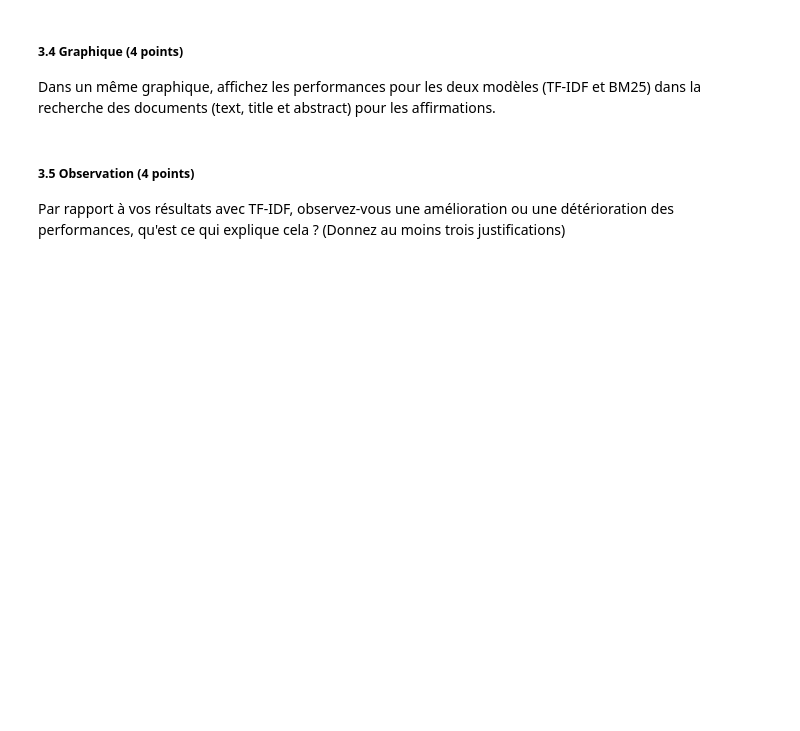
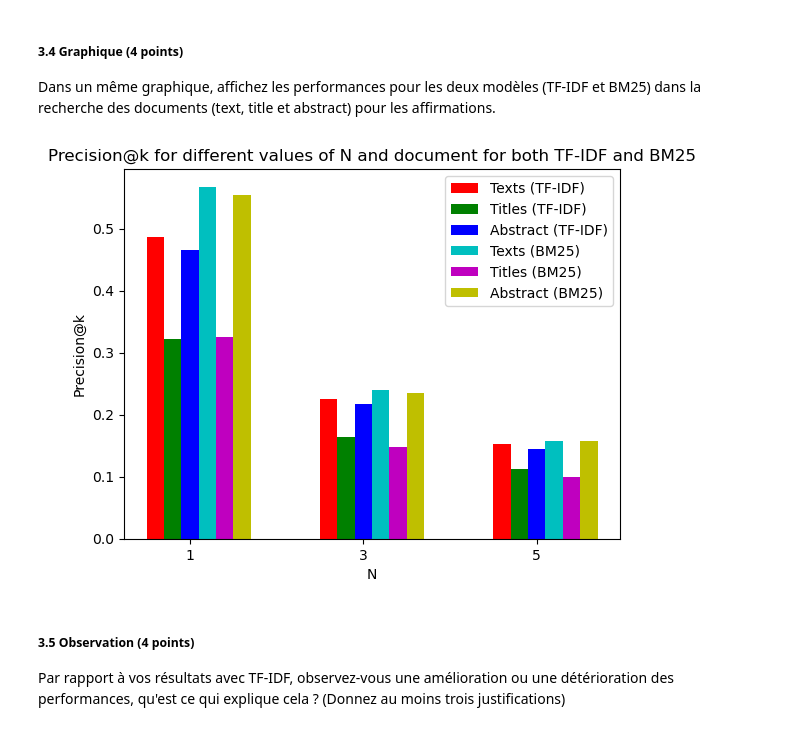
Before and after one commit to Kay1San/NLP-Labs, a Jupyter notebook: TP1/TP1/INF8460_A24_TP1_Enonce.ipynb, the cells around one changed output. Saved outputs shown, nothing was run; the diff lists cells and outputs as text; code cells hidden in the pictures; blank space fills up the shorter version.

```diff
--- a/TP1/TP1/INF8460_A24_TP1_Enonce.ipynb
+++ b/TP1/TP1/INF8460_A24_TP1_Enonce.ipynb
@@ -1360,3 +1352,33 @@ Dans un même graphique, affichez les performances pour les deux modèles (TF-ID
+# %%
+# TODO
+
+N = 3
+ind = np.arange(N)*2
+width = 0.2
+
+
+bar1 = plt.bar(ind - width, all_precisions_texts, width, color='r', label='Texts (TF-IDF)')
+bar2 = plt.bar(ind, all_precisions_titles, width, color='g', label='Titles (TF-IDF)')
+bar3 = plt.bar(ind + width, all_precisions_abstracts, width, color='b', label='Abstract (TF-IDF)')
+
+bar4 = plt.bar(ind + width * 2, texts_bm25_precision, width, color='c', label='Texts (BM25)')
+bar5 = plt.bar(ind + width * 3, titles_bm25_precision, width, color='m', label='Titles (BM25)')
+bar6 = plt.bar(ind + width * 4, abstracts_bm25_precision, width, color='y', label='Abstract (BM25)')
+
+plt.xlabel("N")
+plt.ylabel('Precision@k')
+plt.title("Precision@k for different values of N and document for both TF-IDF and BM25")
+
+plt.xticks(ind + width, ['1', '3', '5'])
+plt.legend()
+
+
+plt.show()
+
+
+# END TODO
+# %% [output]
+[figure, added]
 # %% [markdown]
 ##### 3.5 Observation (4 points)
 
```
Also changed, not shown: parts of 5 cells of this notebook.
